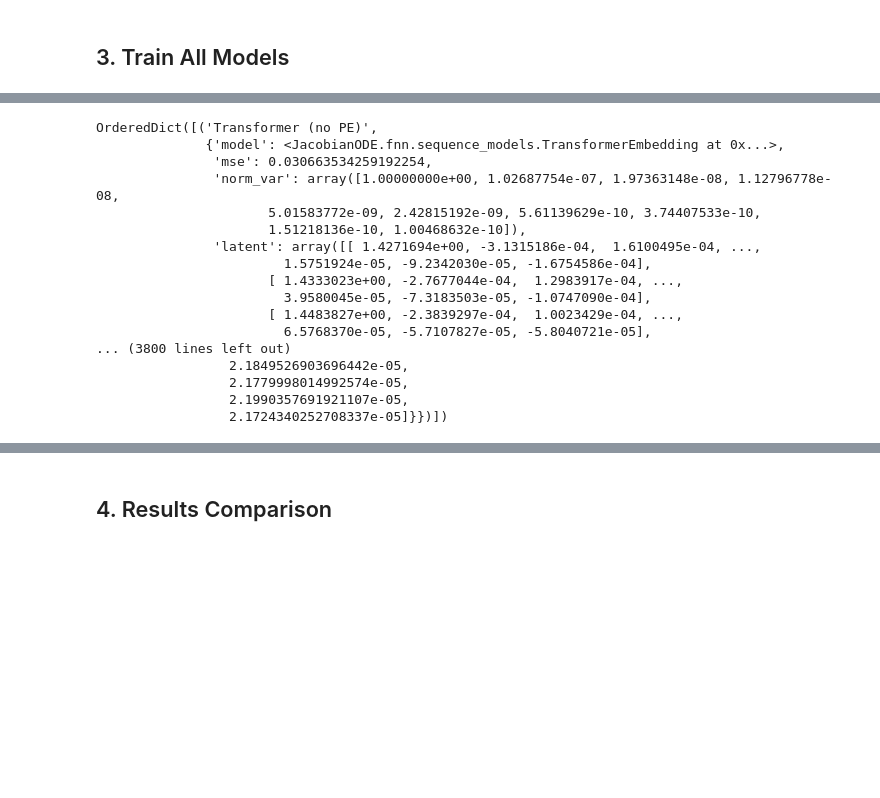
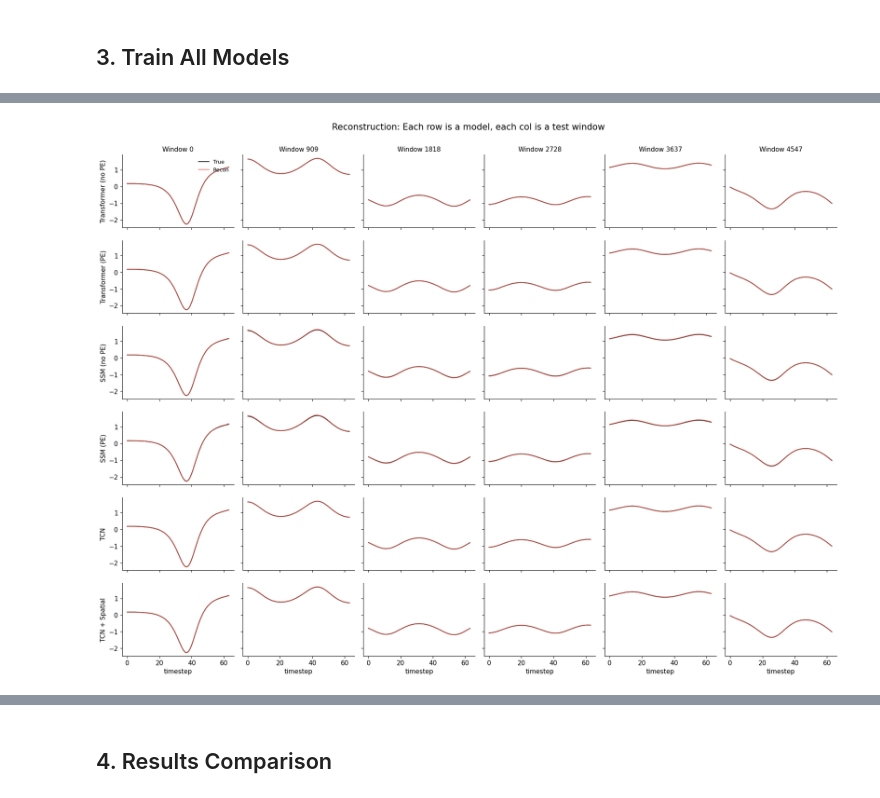
Before and after one commit to adamjeisen/JacobianODE, a Jupyter notebook: _jupyter/_sandbox/2026-02-19 - Sequence Encoders.ipynb, the cells around one changed output, grey strips where cells are left out. Cells and saved outputs as stored; diff of their text form; code cells hidden in the pictures; blank space fills up the shorter version.

Commit message:
playing with encoder models

```diff
--- a/_jupyter/_sandbox/2026-02-19 - Sequence Encoders.ipynb
+++ b/_jupyter/_sandbox/2026-02-19 - Sequence Encoders.ipynb
@@ -119,8 +122,9 @@ plt.show()
 N_LATENT = 10          # Latent dimension (Lorenz has 3 dims, but we give extra capacity)
 TIME_WINDOW = 64      # Input sequence length
 N_FEATURES = 1        # Partial observation dimension (x only)
-FNN_STRENGTH = 0.01   # FNN regularization strength
-TRAIN_STEPS = 200     # Training epochs
+FNN_STRENGTH = 0.1   # FNN regularization strength
+# TRAIN_STEPS = 200     # Training epochs
+TRAIN_STEPS = 50        # Training epochs
 BATCH_SIZE = 64
 LEARNING_RATE = 1e-3
 SEED = 42
@@ -257,22 +261,52 @@ Epoch 81/200 - loss: 0.000032  recon: 0.000031  reg: 0.000001
 
 All 6 models trained.
 # %%
-results
+# 6x6 grid: rows = models, cols = randomly picked 6 test windows
+import matplotlib.pyplot as plt
+import numpy as np
+
+model_names = list(results.keys())
+n_models = len(model_names)
+n_examples = 6
+
+# Pick 6 uniformly spaced test indices for demonstration (assume n_windows >= n_examples)
+n_windows = results[model_names[0]]['x_true'].shape[0]
+if n_windows < n_examples:
+    example_idxs = np.arange(n_windows)
+else:
+    example_idxs = np.linspace(0, n_windows-1, n_examples, dtype=int)
+
+time_axis = np.arange(results[model_names[0]]['x_true'].shape[1])
+
+fig, axes = plt.subplots(n_models, n_examples, figsize=(18, 13), sharex='col', sharey='all')
+if axes.ndim == 1:  # Handle edge case if n_models or n_examples == 1
+    axes = axes.reshape(n_models, n_examples)
+
+for row, name in enumerate(model_names):
+    recon = results[name]['recon']      # (n_windows, T, D)
+    x_true = results[name]['x_true']    # (n_windows, T, D)
+    # squeeze D=1 for plotting
+    if recon.shape[-1] == 1:
+        recon = recon.squeeze(-1)
+    if x_true.shape[-1] == 1:
+        x_true = x_true.squeeze(-1)
+    for col, idx in enumerate(example_idxs):
+        ax = axes[row, col]
+        ax.plot(time_axis, x_true[idx], label='True', color='black', linewidth=1.5, alpha=0.8)
+        ax.plot(time_axis, recon[idx], label='Recon', color='#e74c3c', linewidth=1.2, alpha=0.8)
+        if row == 0:
+            ax.set_title(f'Window {idx}', fontsize=11)
+        if col == 0:
+            ax.set_ylabel(name, fontsize=11)
+        if row == n_models - 1:
+            ax.set_xlabel('timestep')
+        ax.spines['top'].set_visible(False)
+        ax.spines['right'].set_visible(False)
+        if row == 0 and col == 0:
+            ax.legend(frameon=False, fontsize=9, loc='upper right')
+
+plt.tight_layout(h_pad=1.7)
+plt.suptitle('Reconstruction: Each row is a model, each col is a test window', fontsize=15, y=1.03)
+plt.show()
 # %% [output]
-OrderedDict([('Transformer (no PE)',
-              {'model': <JacobianODE.fnn.sequence_models.TransformerEmbedding at 0x...>,
-               'mse': 0.030663534259192254,
-               'norm_var': array([1.00000000e+00, 1.02687754e-07, 1.97363148e-08, 1.12796778e-08,
-                      5.01583772e-09, 2.42815192e-09, 5.61139629e-10, 3.74407533e-10,
-                      1.51218136e-10, 1.00468632e-10]),
-               'latent': array([[ 1.4271694e+00, -3.1315186e-04,  1.6100495e-04, ...,
-                        1.5751924e-05, -9.2342030e-05, -1.6754586e-04],
-                      [ 1.4333023e+00, -2.7677044e-04,  1.2983917e-04, ...,
-                        3.9580045e-05, -7.3183503e-05, -1.0747090e-04],
-                      [ 1.4483827e+00, -2.3839297e-04,  1.0023429e-04, ...,
-                        6.5768370e-05, -5.7107827e-05, -5.8040721e-05],
-... (3800 lines left out)
-                 2.1849526903696442e-05,
-                 2.1779998014992574e-05,
-                 2.1990357691921107e-05,
-                 2.1724340252708337e-05]}})])
+[figure, added]
```
Also changed, not shown: parts of 10 cells of this notebook, 1 other file.
